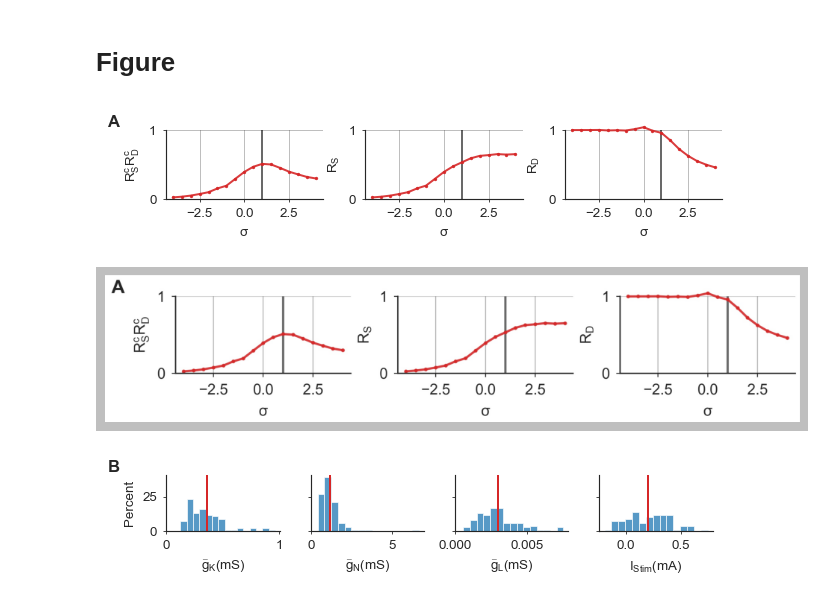
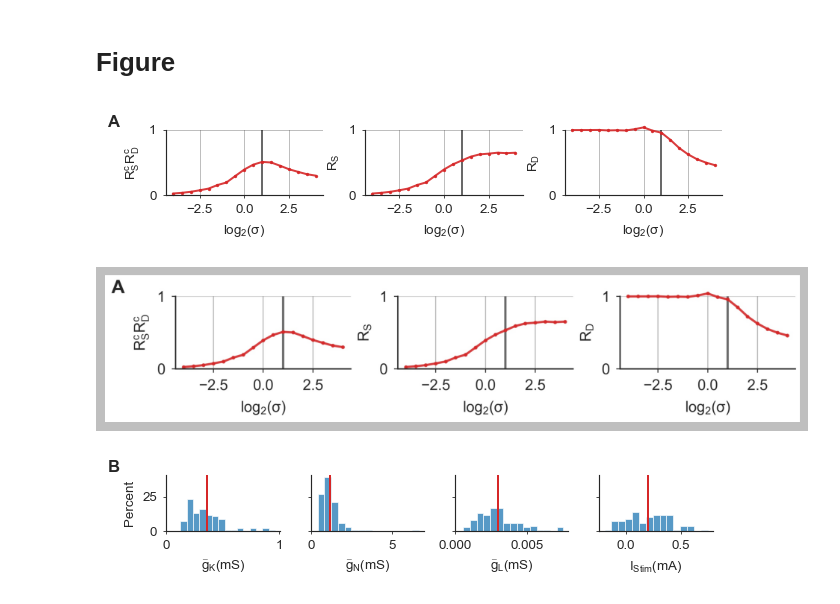
Before and after one commit to berenslab/neuroprobnum, a Jupyter notebook: experiments/figure6/figure6_vary_parameter.ipynb, the cells around one changed output. Drawn from its saved outputs; the diff is of its cells as text; code cells hidden in the pictures.

Commit message:
Update xlabel

```diff
--- a/experiments/figure6/figure6_vary_parameter.ipynb
+++ b/experiments/figure6/figure6_vary_parameter.ipynb
@@ -378,37 +378,46 @@ plt.plot(def_acc_sol.get_ts(), acc_vs[:3].T);
 cal_color = 'C3'
 theta_color = 'C0'
 theta_bins = 15
+# %%
+logfun = np.log2
 # %%
 def plot_cal_R(ax, x):
-    ax.plot(np.log2(df_cal.index), df_cal[x], '.-', c=cal_color, clip_on=False, ms=2, alpha=0.9)
-    ax.set(xlabel=pltu.text2mathtext(pltu.pert_param_symbol), ylabel=pltu.text2mathtext(pltu.metric2label(x)))
-    ax.axvline(np.log2(best_pert_param), c='dimgray', zorder=-10)
+    ax.plot(logfun(df_cal.index), df_cal[x], '.-', c=cal_color, clip_on=False, ms=2, alpha=0.9)
+    ax.axvline(logfun(best_pert_param), c='dimgray', zorder=-10)
+
+    ax.set_ylabel(pltu.text2mathtext(pltu.metric2label(x)))
+    if logfun == np.log10:
+        ax.set_xlabel(pltu.text2mathtext("log_10 " + f"({pltu.pert_param_symbol})"))
+    elif logfun == np.log2:
+        ax.set_xlabel(pltu.text2mathtext("log_2 " + f"({pltu.pert_param_symbol})"))
+    else:
+        ax.set_xlabel(str(logfun))
 
 fig, axs = pltu.subplots(3, 1, ysize=1.1)
 sns.despine()
 
 ax = axs[0]
 plot_cal_R(ax=ax, x='MAERP_SM_DR_c')
 
 ax = axs[1]
 plot_cal_R(ax=ax, x='MAER_SM_SR')
 
 ax = axs[2]
 plot_cal_R(ax=ax, x='MAER_DR_SR')
 
 for ax in axs:
     ax.set_ylim(0, 1)
     ax.set_yticks([0, 1])
     pltu.grid(ax)
 
 pltu.set_labs(panel_nums=['A'], axs=axs[0], panel_num_space=10)
 plt.tight_layout(pad=0.3, rect=[0.03, 0, 1, 1 ])
 pltu.savefig("figS4_a")
 plt.show()
 pltu.show_saved_figure(fig)
 # %% [output]
-[figure, old version]
+[figure, new version]
-[figure, old version]
+[figure, new version]
 # %%
 def plot_theta_i(ax, data, label):
     sns.histplot(ax=ax, data=data, bins=theta_bins, stat='percent', color=theta_color)
```
Also changed, not shown: parts of 1 cell of this notebook.
